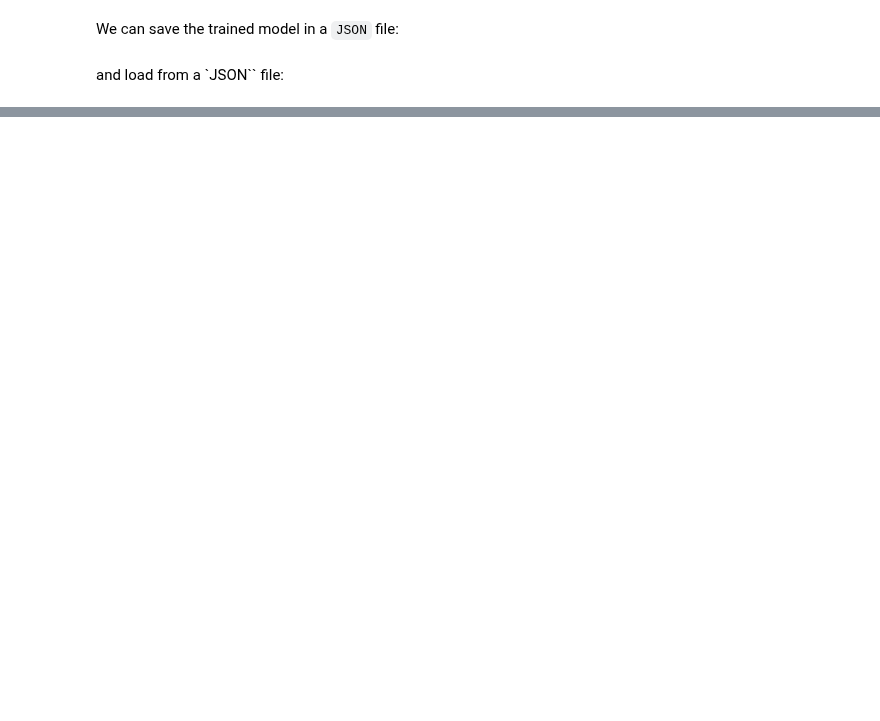
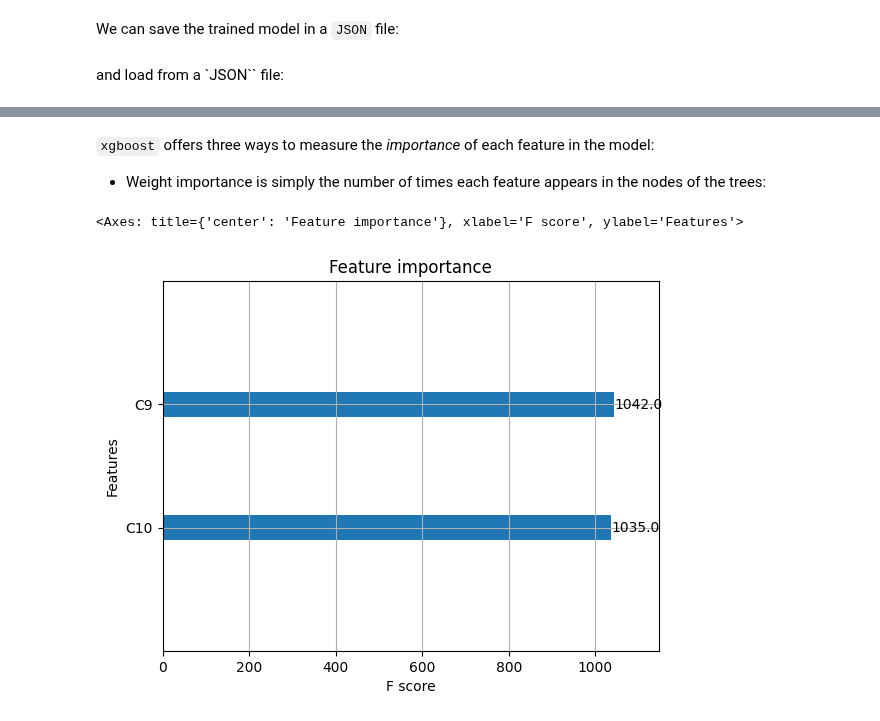
Before and after one commit to Jorge-Alda/TFM_AlejandroMir, a Jupyter notebook: Lecciones/06c.ipynb, the cells around one changed output, grey strips where cells are left out. Saved outputs shown, nothing was run; the diff lists cells and outputs as text; code cells hidden in the pictures; blank space fills up the shorter version.

```diff
--- a/Lecciones/06c.ipynb
+++ b/Lecciones/06c.ipynb
@@ -161,0 +165,9 @@ xb01_prediction(-0.84, 0.3)
+# %% [markdown]
+`xgboost` offers three ways to measure the *importance* of each feature in the model:
+
+* Weight importance is simply the number of times each feature appears in the nodes of the trees:
+# %%
+xgboost.plot_importance(xb, importance_type="weight")
+# %% [output]
+<Axes: title={'center': 'Feature importance'}, xlabel='F score', ylabel='Features'>
+[figure, added]
```
Also changed, not shown: parts of 39 cells of this notebook, 3 other files.
